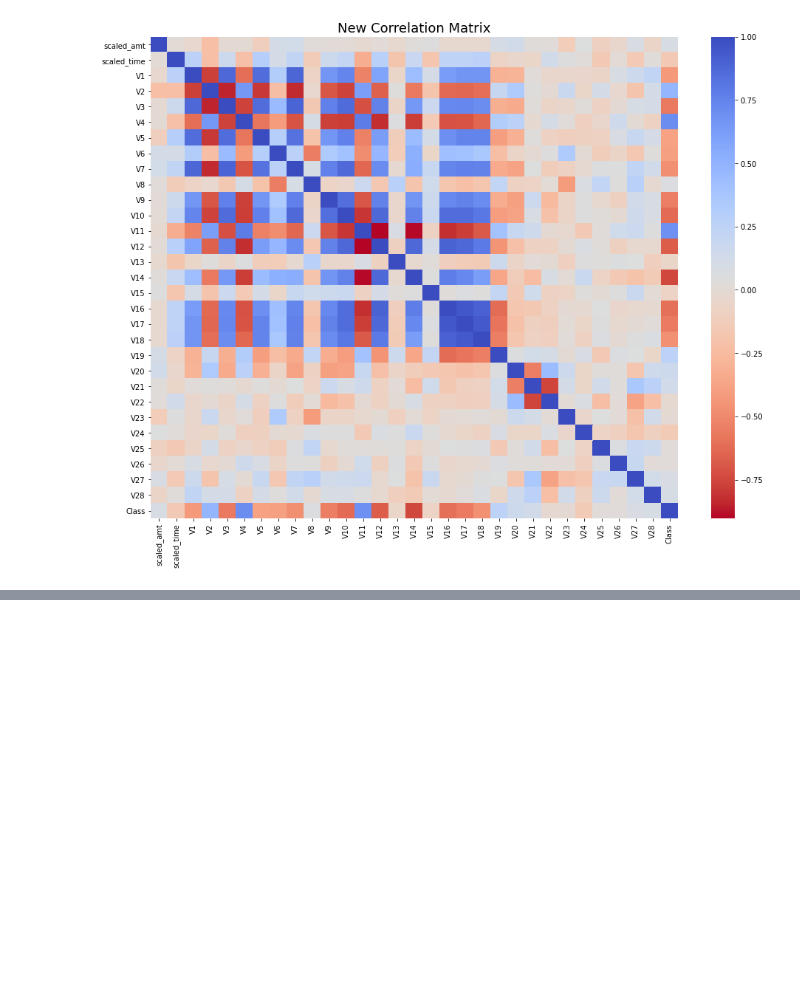
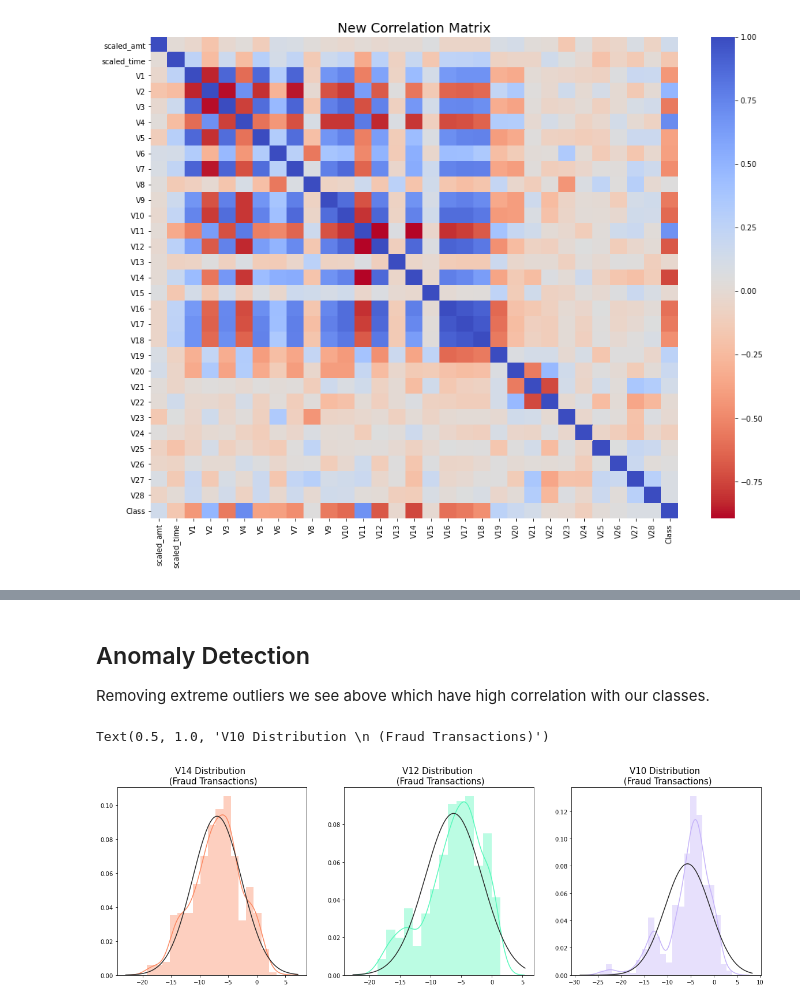
Before and after one commit to KunalGehlot/Predicting-Anamolies-in-Transactional-Data, a Jupyter notebook: src/main.ipynb, the cells around one changed output, grey strips where cells are left out. Cells and saved outputs as stored; diff of their text form; code cells hidden in the pictures; blank space fills up the shorter version.

Commit message:
notebook distributions update

```diff
--- a/src/main.ipynb
+++ b/src/main.ipynb
@@ -321,0 +323,21 @@ plt.show()
+# %% [markdown]
+## Anomaly Detection
+
+Removing extreme outliers we see above which have high correlation with our classes.
+# %%
+f, (ax1, ax2, ax3) = plt.subplots(1, 3, figsize=(20, 6))
+
+v14_neg_dist = new_df['V14'].loc[new_df['Class']== 1].values
+sns.distplot(v14_neg_dist, ax = ax1, fit = norm, color = '#FB8861')
+ax1.set_title('V14 Distribution \n (Fraud Transactions)', fontsize = 15)
+
+v12_neg_dist = new_df['V12'].loc[new_df['Class'] == 1].values
+sns.distplot(v12_neg_dist, ax = ax2, fit = norm, color = '#56F9BB')
+ax2.set_title('V12 Distribution \n (Fraud Transactions)', fontsize = 15)
+
+v10_neg_dist = new_df['V10'].loc[new_df['Class'] == 1].values
+sns.distplot(v10_neg_dist, ax = ax3, fit = norm, color = '#C5B3F9')
+ax3.set_title('V10 Distribution \n (Fraud Transactions)', fontsize = 15)
+# %% [output]
+Text(0.5, 1.0, 'V10 Distribution \n (Fraud Transactions)')
+[figure, added]
```
Also changed, not shown: parts of 5 cells of this notebook, 2 other files.
